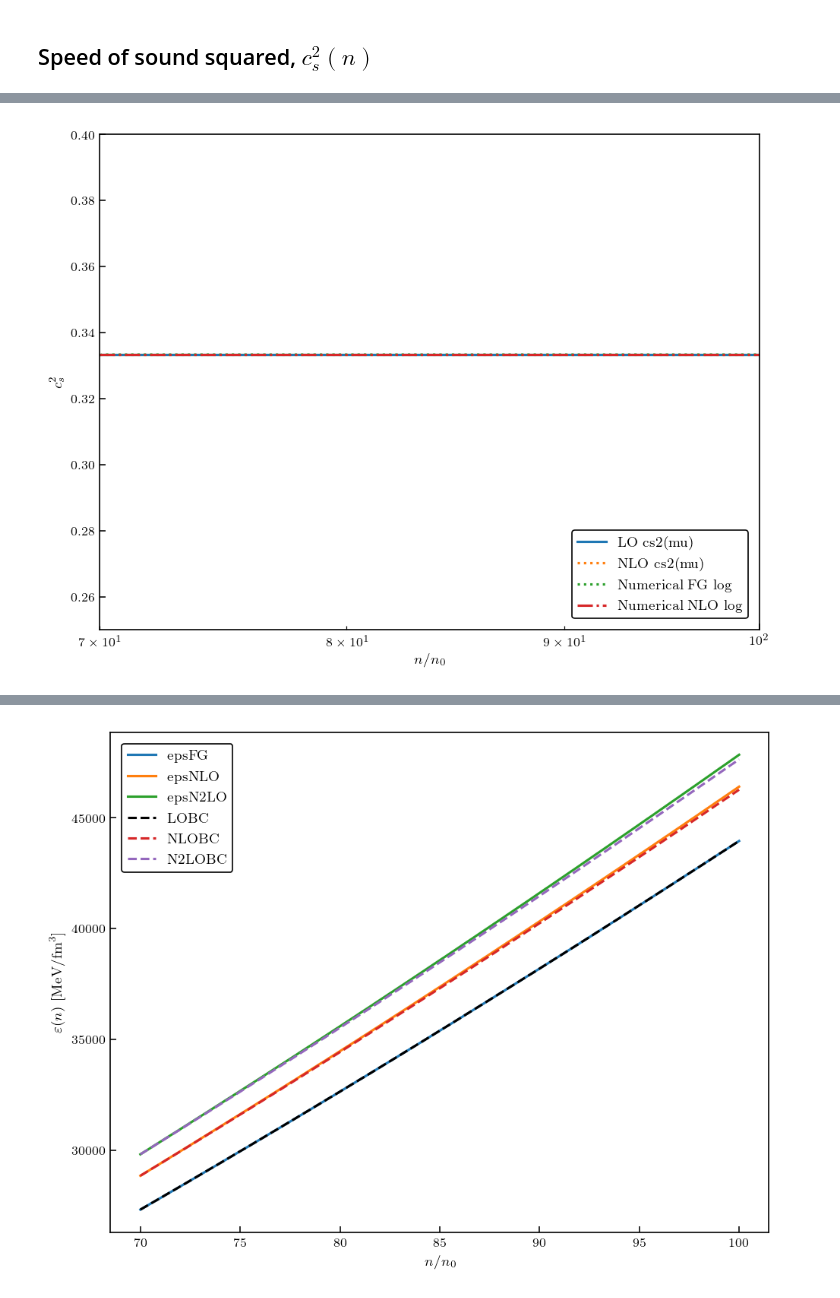
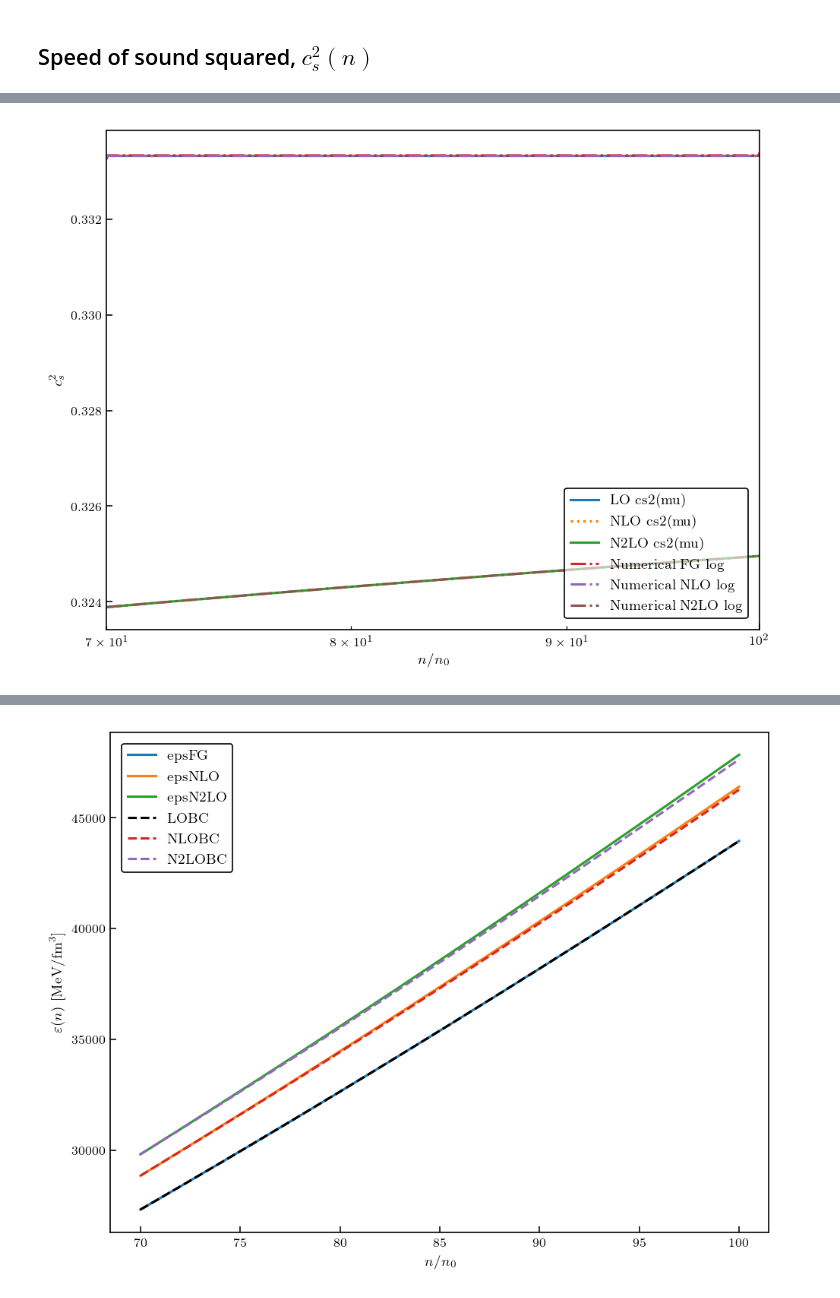
Before and after one commit to asemposki/neutron-rich-bmm, a Jupyter notebook: Gorda_pQCD_gsum.ipynb, the cells around one changed output, grey strips where cells are left out. Drawn from its saved outputs; the diff is of its cells as text; code cells hidden in the pictures.

```diff
--- a/Gorda_pQCD_gsum.ipynb
+++ b/Gorda_pQCD_gsum.ipynb
@@ -343,8 +425,8 @@ plt.legend()
 ### setting up training points first
 # %%
 # now we would like to get a mu array corresponding to the n we desire
-n = np.linspace(11.2, 16.0, 300) # baryon number density from chiral EFT [fm^-3]
-#n = np.linspace(0.05, 16.0, 600)
+#n = np.linspace(11.2, 16.0, 600) # baryon number density from chiral EFT [fm^-3]
+n = np.linspace(0.05, 16.0, 600)
 dens = n
 
 # convert this quark number density first
@@ -895,34 +1087,33 @@ N2LO pQCD Boundary Condition:  967.5460596401751 [MeV/fm^3]
 # mu_pert definition
 mu_pert = mu_FG + pqcd.mu_1(mu_FG) + pqcd.mu_2(mu_FG)
 mu_1_total = mu_FG + pqcd.mu_1(mu_FG)
-dmu_FGdn = ((3*np.pi**2.0/2.0)**(1/3)*dens**(-2/3))
+dmu_FGdn = ((3.0*np.pi**2.0/2.0)**(1.0/3.0)*dens**(-2.0/3.0))
 
 # calculate analytical FG result
-analytical_FG_log = (dens / (3*(3.0*np.pi**2.0*dens/2.0)**(1/3))) * dmu_FGdn
+analytical_FG_log = (dens / (3.0*(3.0*np.pi**2.0*dens/2.0)**(1.0/3.0))) * dmu_FGdn
 numerical_FG_log = (dens / (1000.*3.0*mu_FG)) * np.gradient((1000.*3.0*mu_FG), dens)
 dens_q = dens*3.0
-dmu_FGdnq = (np.pi**2.0/2.0)**(1/3) * (1/3) * dens_q**(-2/3)
+dmu_FGdnq = (np.pi**2.0/2.0)**(1.0/3.0) * (1.0/3.0) * dens_q**(-2.0/3.0) #dens_q**(-2.0/3.0)
 
-# calculate naive result for NLO (compare to the result on paper from Daniel...)
-numerical_NLO_log = ((dens_q / (mu_1_total)) * (dmu_FGdnq * (1.0 + (2/(3.0*np.pi))*pqcd.alpha_s(mu_FG)))) * hbarc/1000.
+# calculate result for NLO
+numerical_NLO_log = ((dens_q / (mu_1_total)) * (dmu_FGdnq * (1.0 + (2.0/(3.0*np.pi))*pqcd.alpha_s(mu_FG, loop=2)))) * hbarc/1000
+numerical_N2LO_log = (1.0/3.0) - 5/(108.*np.pi**2.0)*(33 - 2*pqcd.Nf)*pqcd.alpha_s(mu_FG, loop=2)**2.0
 # %%
 # plot this separate from the integral
-plt.axhline(y=0.3333, color='black')
+#plt.axhline(y=(1.0/3.0), color='black')
 plt.xlim(dens[0]/n0, 100.0)
 plt.xscale('log')
-plt.ylim(0.25, 0.4)
 plt.xlabel(r'$n/n_{0}$')
 plt.ylabel(r'$c_{s}^{2}$')
-plt.plot(dens/n0, 0.3333*np.ones(len(dens)), label=r'LO cs2(mu)')
-plt.plot(dens/n0, 0.3333*np.ones(len(dens)), linestyle='dotted', label=r'NLO cs2(mu)')
-#plt.plot(dens/n0, 0.3333*np.ones(len(dens)) - 0.136033*pqcd.alpha_s(mu_FG, loop=2)**2.0, \
-#         label=r'N2LO cs2(mu)') # Nf = 2 currently
-#plt.plot(dens/n0, analytical_FG_log, linestyle='dashed', label=r'FG log')
-plt.plot(dens/n0, numerical_FG_log, linestyle='dotted', label=r'Numerical FG log')
+plt.plot(dens/n0, (1.0/3.0)*np.ones(len(dens)), label=r'LO cs2(mu)')
+plt.plot(dens/n0, (1.0/3.0)*np.ones(len(dens)), linestyle='dotted', label=r'NLO cs2(mu)')
+plt.plot(dens/n0, (1.0/3.0)*np.ones(len(dens)) - 0.136033*pqcd.alpha_s(mu_FG, loop=2)**2.0, \
+        label=r'N2LO cs2(mu)') # Nf = 2 currently
+plt.plot(dens/n0, numerical_FG_log, linestyle='dashdot', label=r'Numerical FG log')
 plt.plot(dens/n0, numerical_NLO_log, linestyle='dashdot', label=r'Numerical NLO log')
-# plt.plot(dens/n0, log_N2LO_cs2, label=r'N2LO log')
+plt.plot(dens/n0, numerical_N2LO_log, linestyle='dashdot', label=r'Numerical N2LO log')
 plt.legend(loc='lower right')
 plt.savefig('comparecs2log.pdf')
 plt.show()
 # %% [output]
-[figure, old version]
+[figure, new version]
```
Also changed, not shown: parts of 26 cells of this notebook, 14 other files.
